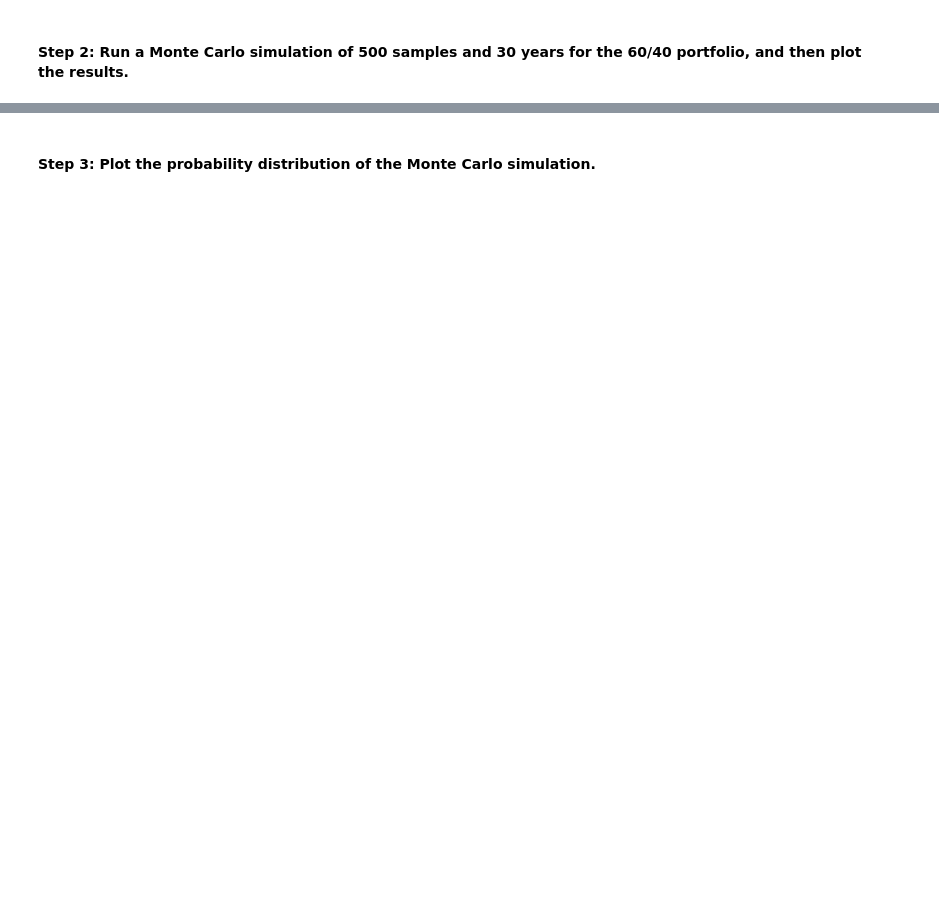
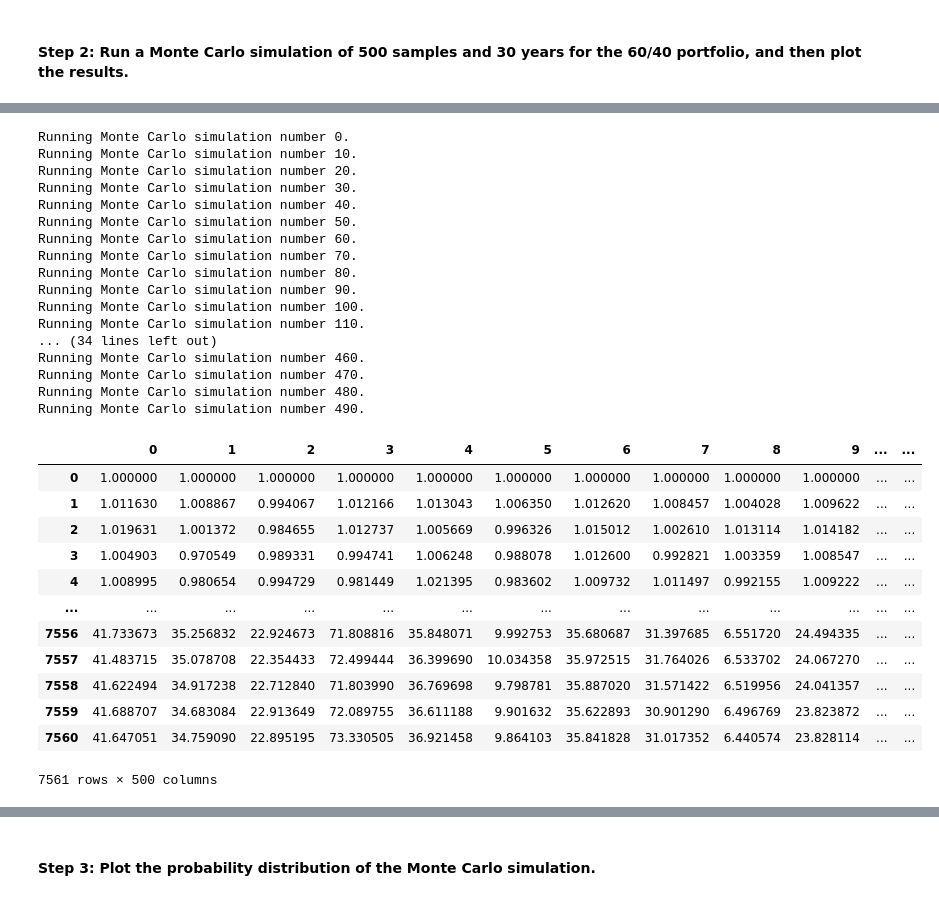
Before and after one commit to woodedlawn/module_5_challenge, a Jupyter notebook: financial_planning_tools.ipynb, the cells around one changed output, grey strips where cells are left out. Drawn from its saved outputs; the diff is of its cells as text; code cells hidden in the pictures; blank space fills up the shorter version.

```diff
--- a/financial_planning_tools.ipynb
+++ b/financial_planning_tools.ipynb
@@ -449,6 +492,38 @@ In this section, you’ll use the MCForecastTools library to create a Monte Carl
 # %%
 # Run the Monte Carlo simulation to forecast 30 years cumulative returns
 # YOUR CODE HERE
+thirty_year_simulation.calc_cumulative_return()
+# %% [output]
+Running Monte Carlo simulation number 0.
+Running Monte Carlo simulation number 10.
+Running Monte Carlo simulation number 20.
+Running Monte Carlo simulation number 30.
+Running Monte Carlo simulation number 40.
+Running Monte Carlo simulation number 50.
+Running Monte Carlo simulation number 60.
+Running Monte Carlo simulation number 70.
+Running Monte Carlo simulation number 80.
+Running Monte Carlo simulation number 90.
+Running Monte Carlo simulation number 100.
+Running Monte Carlo simulation number 110.
+... (34 lines left out)
+Running Monte Carlo simulation number 460.
+Running Monte Carlo simulation number 470.
+Running Monte Carlo simulation number 480.
+Running Monte Carlo simulation number 490.
+|  | 0 | 1 | 2 | 3 | 4 | 5 | 6 | 7 | 8 | 9 | ... | ... |
+| 0 | 1.000000 | 1.000000 | 1.000000 | 1.000000 | 1.000000 | 1.000000 | 1.000000 | 1.000000 | 1.000000 | 1.000000 | ... | ... |
+| 1 | 1.011630 | 1.008867 | 0.994067 | 1.012166 | 1.013043 | 1.006350 | 1.012620 | 1.008457 | 1.004028 | 1.009622 | ... | ... |
+| 2 | 1.019631 | 1.001372 | 0.984655 | 1.012737 | 1.005669 | 0.996326 | 1.015012 | 1.002610 | 1.013114 | 1.014182 | ... | ... |
+| 3 | 1.004903 | 0.970549 | 0.989331 | 0.994741 | 1.006248 | 0.988078 | 1.012600 | 0.992821 | 1.003359 | 1.008547 | ... | ... |
+| 4 | 1.008995 | 0.980654 | 0.994729 | 0.981449 | 1.021395 | 0.983602 | 1.009732 | 1.011497 | 0.992155 | 1.009222 | ... | ... |
+| ... | ... | ... | ... | ... | ... | ... | ... | ... | ... | ... | ... | ... |
+| 7556 | 41.733673 | 35.256832 | 22.924673 | 71.808816 | 35.848071 | 9.992753 | 35.680687 | 31.397685 | 6.551720 | 24.494335 | ... | ... |
+| 7557 | 41.483715 | 35.078708 | 22.354433 | 72.499444 | 36.399690 | 10.034358 | 35.972515 | 31.764026 | 6.533702 | 24.067270 | ... | ... |
+| 7558 | 41.622494 | 34.917238 | 22.712840 | 71.803990 | 36.769698 | 9.798781 | 35.887020 | 31.571422 | 6.519956 | 24.041357 | ... | ... |
+| 7559 | 41.688707 | 34.683084 | 22.913649 | 72.089755 | 36.611188 | 9.901632 | 35.622893 | 30.901290 | 6.496769 | 23.823872 | ... | ... |
+| 7560 | 41.647051 | 34.759090 | 22.895195 | 73.330505 | 36.921458 | 9.864103 | 35.841828 | 31.017352 | 6.440574 | 23.828114 | ... | ... |
+7561 rows × 500 columns
 # %%
 # Visualize the 30-year Monte Carlo simulation by creating an
 # overlay line plot
```
Also changed, not shown: parts of 9 cells of this notebook.
